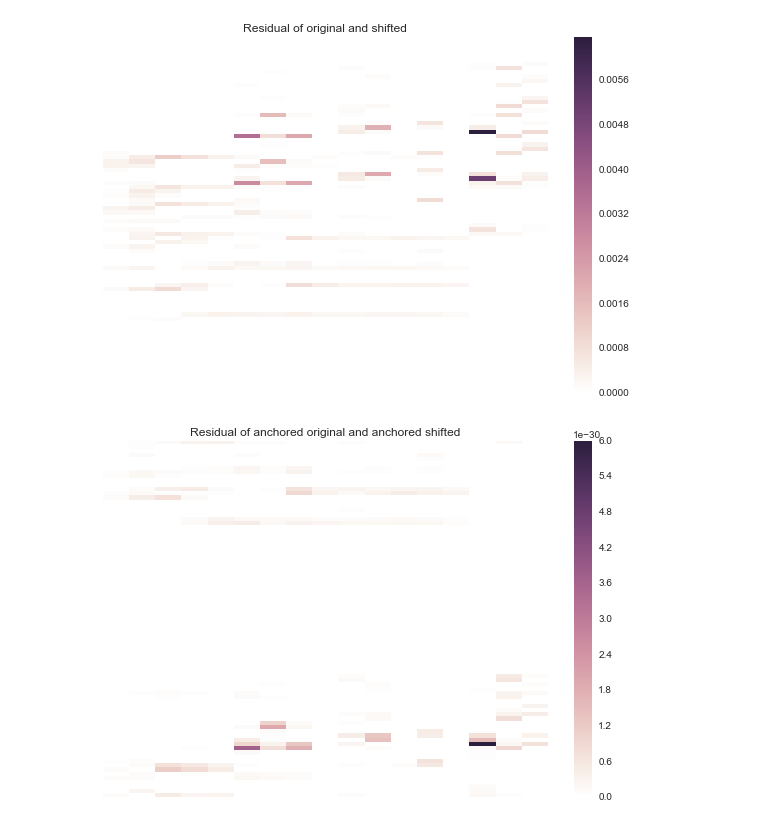
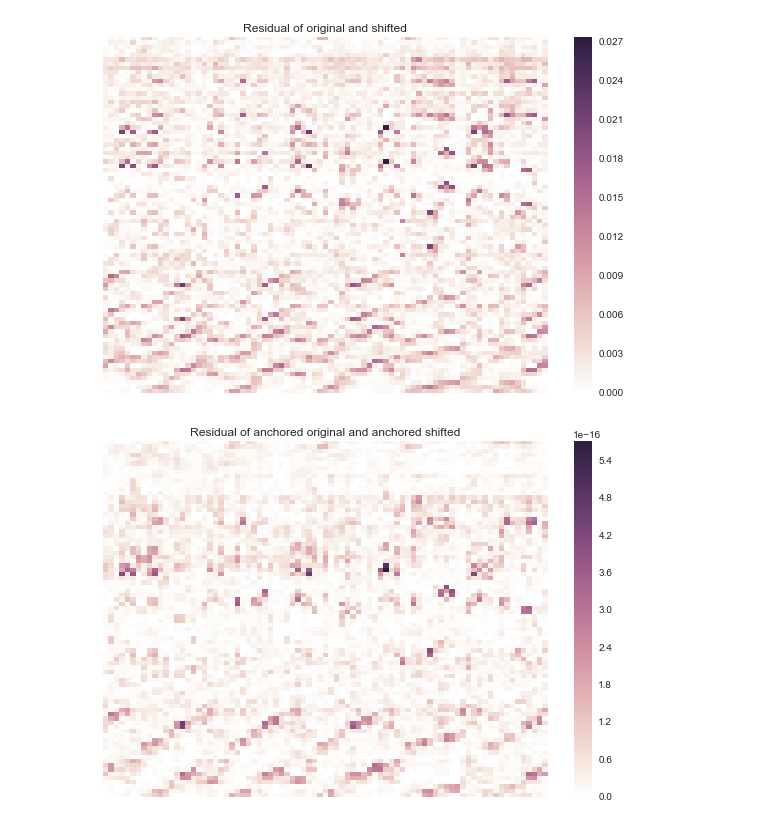
Before and after one commit to urinieto/similarity_classification, a Jupyter notebook: notes/phase anchoring.ipynb, the cells around one changed output. Drawn from its saved outputs; the diff is of its cells as text; code cells hidden in the pictures.

```diff
--- a/notes/phase anchoring.ipynb
+++ b/notes/phase anchoring.ipynb
@@ -60,2 +83,4 @@ files[32]
+# %%
+k = 141
 # %%
 labfiles = librosa.util.find_files('/home/bmcfee/data/beatles_iso/seglab_tut/', ext='lab')
@@ -64,5 +116,5 @@ segments = pd.read_table(labfiles[32], header=None, sep=' ')
 # %%
-y, sr = librosa.load(files[32])
+y, sr = librosa.load(files[k])
 # %%
 cqgram = librosa.cqt(y, sr=sr)
 # %%
@@ -85,4 +139,4 @@ zip( librosa.util.match_events(segment_frames, subseg), segments[0], segments[1]
 # %%
 cqb = librosa.feature.sync(cqgram, subseg, aggregate=np.median)
 # %%
-patch = cqb[:, 519:536]
+patch = cqb[:, 83:164]
@@ -91,6 +151,7 @@ p2 = phase_anchor(patch, axis=0)
 # %%
 # Generate a synthetically pitch-shifted patch
-patch_shift = np.roll(patch, 11, axis=0)
+patch_shift = np.roll(patch, -8, axis=0)
 #patch_shift = cqb[:, 838:855]
+#patch_shift = cqb[:, 334:334+164-83]
 # %%
 p3 = phase_anchor(patch_shift, axis=0)
@@ -118,15 +193,15 @@ plt.tight_layout()
 # %%
-librosa.display.specshow(np.abs(patch - patch_shift)**2)
+librosa.display.specshow(np.abs(patch - patch_shift))
 plt.title('Residual of original and shifted')
 plt.colorbar()
 plt.tight_layout()
 # %% [output]
-[figure, old version]
+[figure, new version]
 # %%
 mpld3.disable_notebook()
-librosa.display.specshow(np.abs(p2 - p3)**2)
+librosa.display.specshow(np.abs(p2 - p3))
 plt.title('Residual of anchored original and anchored shifted')
 plt.colorbar()
 plt.tight_layout()
 # %% [output]
-[figure, old version]
+[figure, new version]
```
Also changed, not shown: parts of 14 cells of this notebook, 1 other file.
